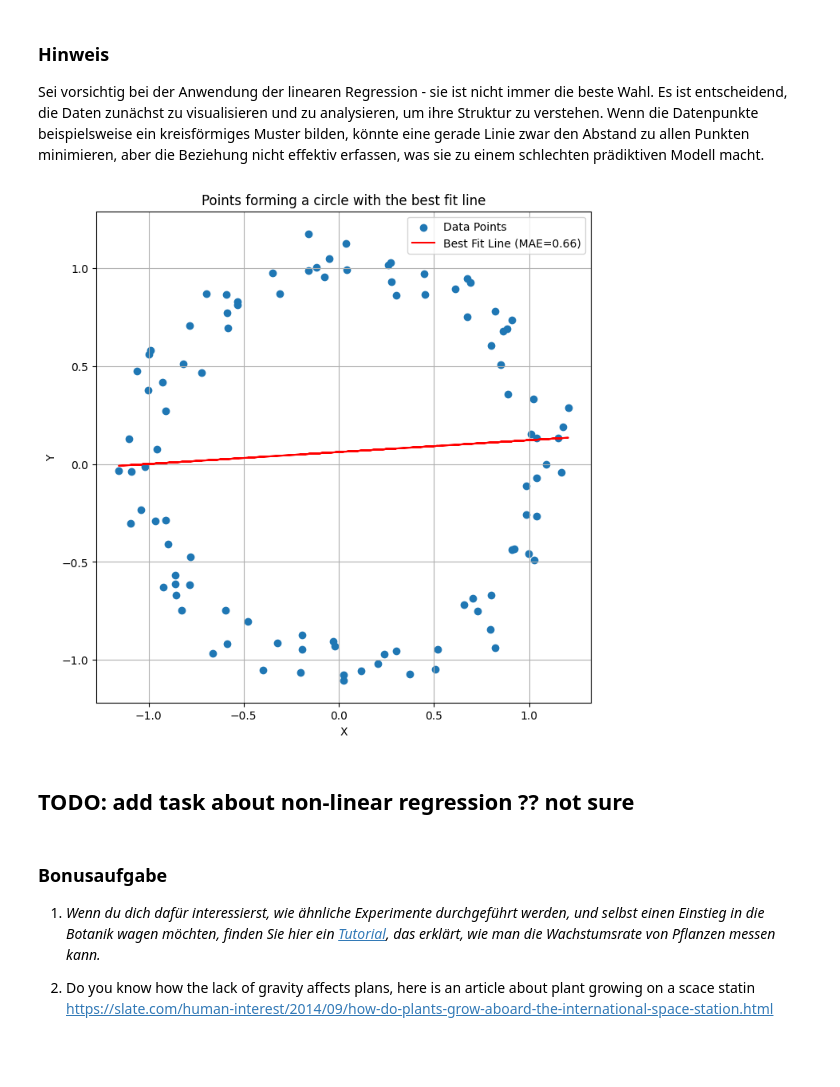
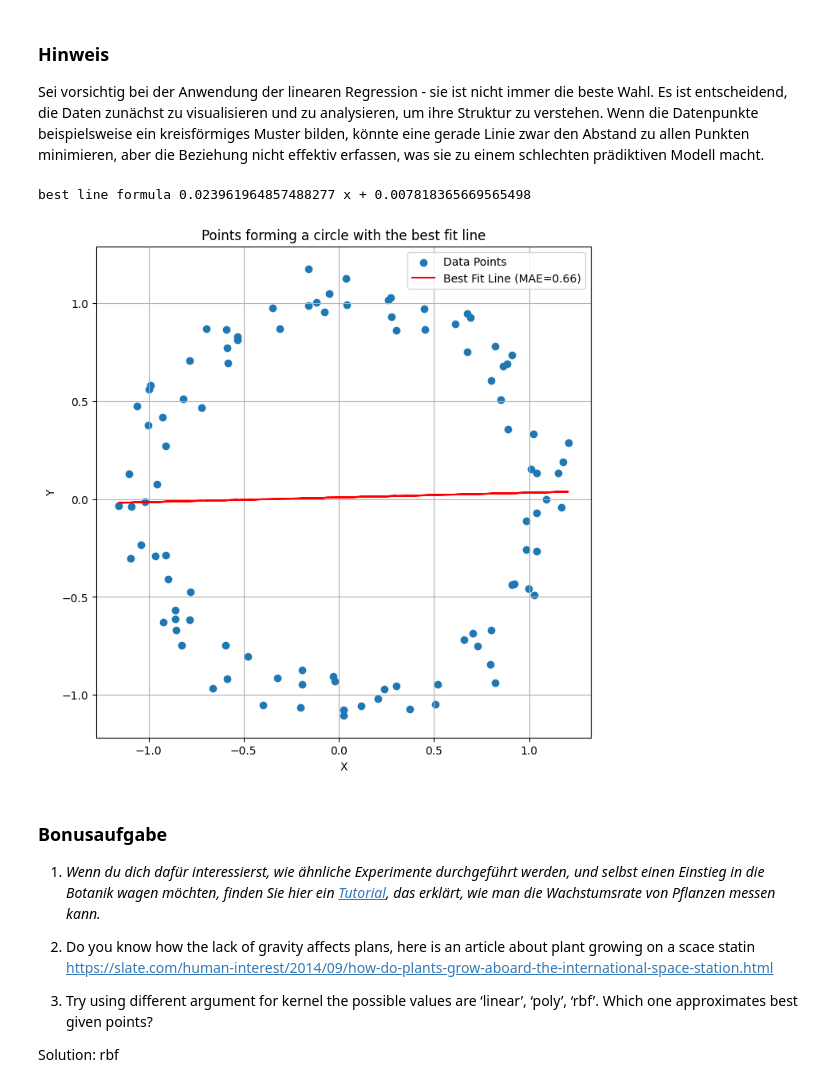
Before and after one commit to starcodecourses/Python-KI, a Jupyter notebook: starcode_Pythonkurs_06_regression_Loesung.ipynb, the cells around one changed output. Saved outputs shown, nothing was run; the diff lists cells and outputs as text; code cells hidden in the pictures; blank space fills up the shorter version.

Commit message:
rearranged some tasks, added bonus task

```diff
--- a/starcode_Pythonkurs_06_regression_Loesung.ipynb
+++ b/starcode_Pythonkurs_06_regression_Loesung.ipynb
@@ -351,49 +413,60 @@ Intercept (c): 1.1184426229508195
 # %%
 # The following code is only for the sake of showing contrexample plot. There is no need to undersand.
 
 import numpy as np
 import matplotlib.pyplot as plt
 from sklearn.metrics import mean_absolute_error
+from sklearn.linear_model import LinearRegression
 
 # Generates points almost forming a circle
 np.random.seed(0)
 n_points = 100
 angles = np.linspace(0, 2 * np.pi, n_points)
 radius = 1
 noise = 0.1
 x = radius * np.cos(angles) + noise * np.random.randn(n_points)
 y = radius * np.sin(angles) + noise * np.random.randn(n_points)
 
-# Find the line that minimizes MAE
-best_mae = float('inf')
-best_line = None
+# # Find the line that minimizes MAE
+# best_mae = float('inf')
+# best_line = None
 
-for m in np.linspace(-2, 2, 100):
-    for c in np.linspace(-2, 2, 100):
-      predicted_y = m * x + c
-      mae = mean_absolute_error(y, predicted_y)
-      if mae < best_mae:
-          best_mae = mae
-          best_line = (m, c)
+# could include it before automatization?
+# for m in np.linspace(-2, 2, 100):
+#     for c in np.linspace(-2, 2, 100):
+#       predicted_y = m * x + c
+#       mae = mean_absolute_error(y, predicted_y)
+#       if mae < best_mae:
+#           best_mae = mae
+#           best_line = (m, c)
 
+# Create and fit the linear regression model
+modell = LinearRegression(fit_intercept=True)
+trainiertes_modell = modell.fit(x.reshape(-1, 1), y)
+y_pred = trainiertes_modell.predict(x.reshape(-1, 1))
+best_mae = mean_absolute_error(y, y_pred)
+best_line = (trainiertes_modell.coef_[0], trainiertes_modell.intercept_)
+print(f"best line formula {trainiertes_modell.coef_[0]} x + {trainiertes_modell.intercept_}")
 #Plot results
-m,c = best_line
 
 plt.figure(figsize=(8, 8))
 plt.scatter(x, y, label="Data Points")
-plt.plot(x, m*x + c, color='red', label=f"Best Fit Line (MAE={best_mae:.2f})")
+plt.plot(x, y_pred, color='red', label=f"Best Fit Line (MAE={best_mae:.2f})")
 plt.xlabel("X")
 plt.ylabel("Y")
 plt.title("Points forming a circle with the best fit line")
 plt.legend()
 plt.grid(True)
 plt.show()
 # %% [output]
+best line formula 0.023961964857488277 x + 0.007818365669565498
-[figure, old version]
+[figure, new version]
-# %% [markdown]
-## TODO: add task about non-linear regression ?? not sure
 # %% [markdown]
 ### Bonusaufgabe
 1. *Wenn du dich dafür interessierst, wie ähnliche Experimente durchgeführt werden, und selbst einen Einstieg in die Botanik wagen möchten, finden Sie hier ein [Tutorial](https://www.wikihow.com/Measure-Growth-Rate-of-Plants), das erklärt, wie man die Wachstumsrate von Pflanzen messen kann.*
 
 2. Do you know how the lack of gravity affects plans, here is an article about plant growing on a scace statin https://slate.com/human-interest/2014/09/how-do-plants-grow-aboard-the-international-space-station.html
+
+3. Try using different argument for kernel  the possible values are ‘linear’, ‘poly’, ‘rbf’. Which one approximates best given points?
+
+Solution: rbf
```
Also changed, not shown: parts of 16 cells of this notebook.
